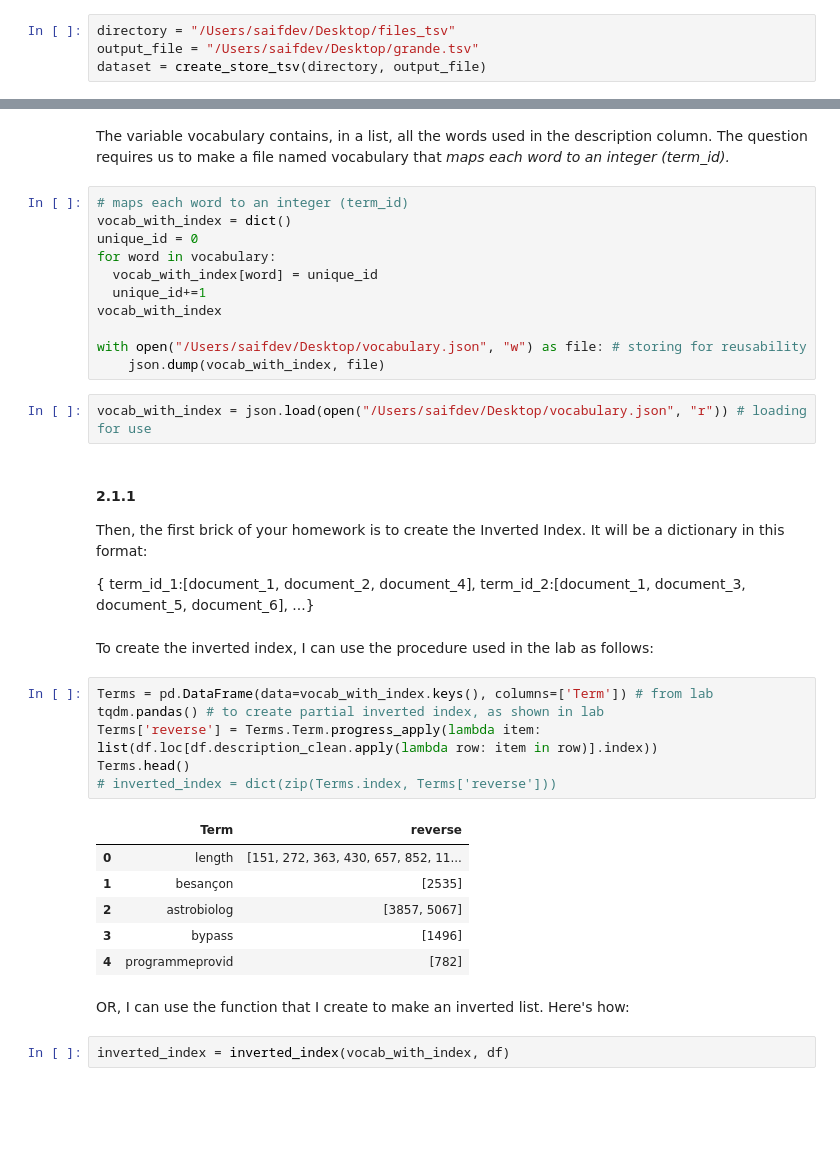
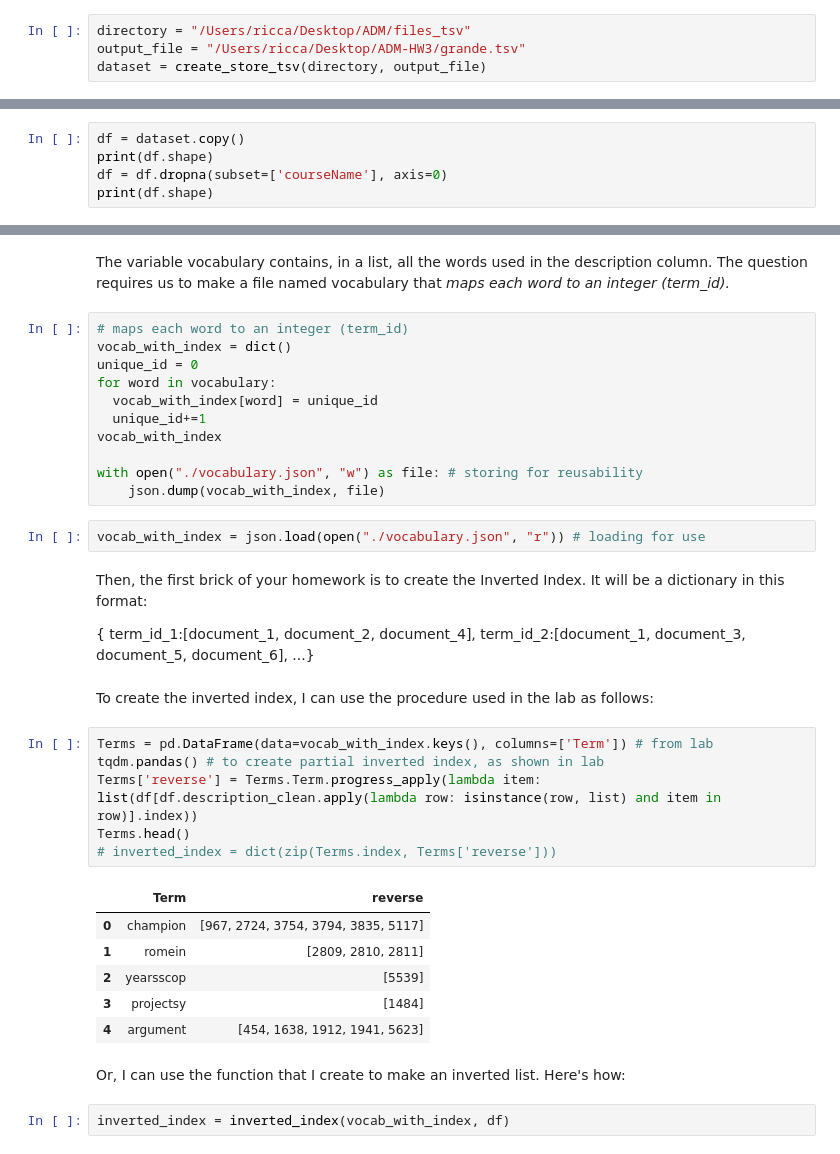
Before and after one commit to saifali03/Master-s-Degrees-from-all-over-, a Jupyter notebook: ADM_HW3.ipynb, the cells around one changed output, grey strips where cells are left out. Drawn from its saved outputs; the diff is of its cells as text; blank space fills up the shorter version.

```diff
--- a/ADM_HW3.ipynb
+++ b/ADM_HW3.ipynb
@@ -11,8 +12,8 @@ from functions import *
 # %% [markdown]
 First, I will load all (approximately) 6000 tsv files into one final dataset.
 # %%
-directory = "/Users/saifdev/Desktop/files_tsv"
-output_file = "/Users/saifdev/Desktop/grande.tsv"
+directory = "/Users/ricca/Desktop/ADM/files_tsv"
+output_file = "/Users/ricca/Desktop/ADM-HW3/grande.tsv"
 dataset = create_store_tsv(directory, output_file)
 # %%
 dataset.head(5)
@@ -35,0 +29,5 @@ df.head(3)
+# %%
+df = dataset.copy()
+print(df.shape)
+df = df.dropna(subset=['courseName'], axis=0)
+print(df.shape)
@@ -128,12 +135,11 @@ for word in vocabulary:
   unique_id+=1
 vocab_with_index
 
-with open("/Users/saifdev/Desktop/vocabulary.json", "w") as file: # storing for reusability
+with open("./vocabulary.json", "w") as file: # storing for reusability
     json.dump(vocab_with_index, file)
 # %%
-vocab_with_index = json.load(open("/Users/saifdev/Desktop/vocabulary.json", "r")) # loading for use
+vocab_with_index = json.load(open("./vocabulary.json", "r")) # loading for use
 # %% [markdown]
-#### 2.1.1
 Then, the first brick of your homework is to create the Inverted Index. It will be a dictionary in this format:
 
 {
@@ -145,18 +151,18 @@ To create the inverted index, I can use the procedure used in the lab as follows
 # %%
 Terms = pd.DataFrame(data=vocab_with_index.keys(), columns=['Term']) # from lab
 tqdm.pandas() # to create partial inverted index, as shown in lab
-Terms['reverse'] = Terms.Term.progress_apply(lambda item: list(df.loc[df.description_clean.apply(lambda row: item in row)].index))
+Terms['reverse'] = Terms.Term.progress_apply(lambda item: list(df[df.description_clean.apply(lambda row: isinstance(row, list) and item in row)].index))
 Terms.head()
 # inverted_index = dict(zip(Terms.index, Terms['reverse']))
 # %% [output]
 |  | Term | reverse |
-| 0 | length | [151, 272, 363, 430, 657, 852, 11... |
-| 1 | besançon | [2535] |
-| 2 | astrobiolog | [3857, 5067] |
-| 3 | bypass | [1496] |
-| 4 | programmeprovid | [782] |
+| 0 | champion | [967, 2724, 3754, 3794, 3835, 5117] |
+| 1 | romein | [2809, 2810, 2811] |
+| 2 | yearsscop | [5539] |
+| 3 | projectsy | [1484] |
+| 4 | argument | [454, 1638, 1912, 1941, 5623] |
 # %% [markdown]
-OR, I can use the function that I create to make an inverted list. Here's how:
+Or, I can use the function that I create to make an inverted list. Here's how:
 # %%
 inverted_index = inverted_index(vocab_with_index, df)
 # %% [markdown]
```
Also changed, not shown: parts of 44 cells of this notebook, 3 other files.
